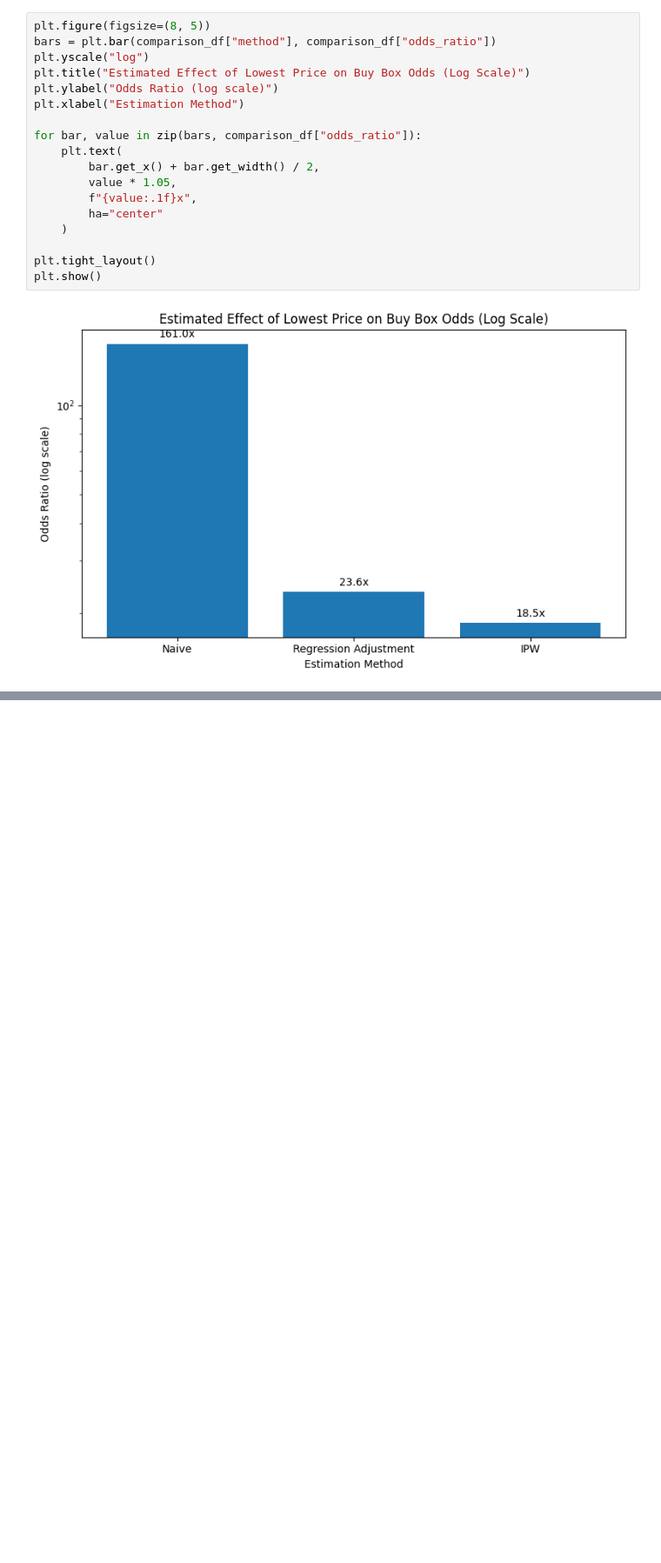
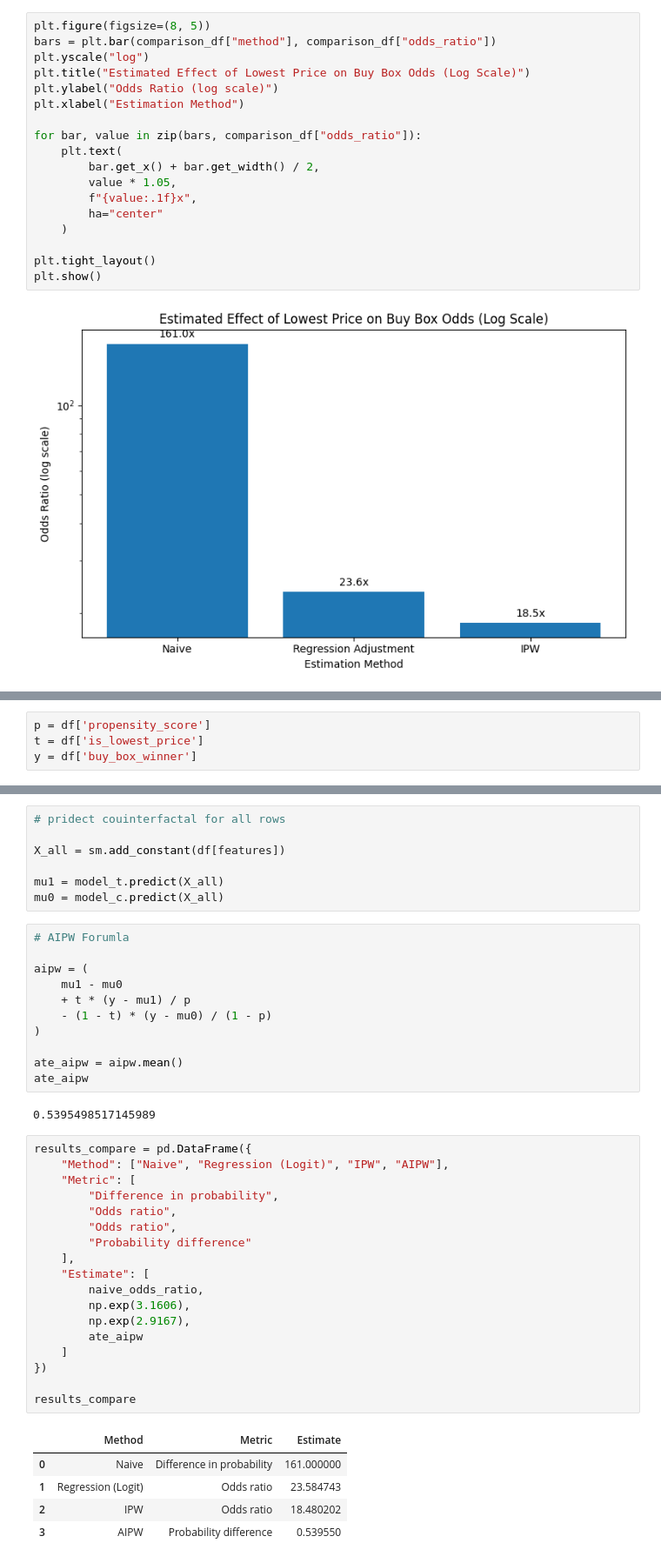
Before and after one commit to sbelarmin/amazon-buy-box-marketplace, a Jupyter notebook: notebooks/05_causal_price_effect.ipynb, the cells around one changed output, grey strips where cells are left out. Shown at 87% size. Saved outputs shown, nothing was run; the diff lists cells and outputs as text; blank space fills up the shorter version.

```diff
--- a/notebooks/05_causal_price_effect.ipynb
+++ b/notebooks/05_causal_price_effect.ipynb
@@ -482,0 +509,4 @@ plt.show()
+# %%
+p = df['propensity_score']
+t = df['is_lowest_price']
+y = df['buy_box_winner']
@@ -482,0 +529,44 @@ plt.show()
+# %%
+# pridect couinterfactal for all rows
+
+X_all = sm.add_constant(df[features])
+
+mu1 = model_t.predict(X_all)
+mu0 = model_c.predict(X_all)
+# %%
+# AIPW Forumla
+
+aipw = (
+    mu1 - mu0
+    + t * (y - mu1) / p
+    - (1 - t) * (y - mu0) / (1 - p)
+)
+
+ate_aipw = aipw.mean()
+ate_aipw
+# %% [output]
+0.5395498517145989
+# %%
+results_compare = pd.DataFrame({
+    "Method": ["Naive", "Regression (Logit)", "IPW", "AIPW"],
+    "Metric": [
+        "Difference in probability",
+        "Odds ratio",
+        "Odds ratio",
+        "Probability difference"
+    ],
+    "Estimate": [
+        naive_odds_ratio,
+        np.exp(3.1606),
+        np.exp(2.9167),
+        ate_aipw
+    ]
+})
+
+results_compare
+# %% [output]
+|  | Method | Metric | Estimate |
+| 0 | Naive | Difference in probability | 161.000000 |
+| 1 | Regression (Logit) | Odds ratio | 23.584743 |
+| 2 | IPW | Odds ratio | 18.480202 |
+| 3 | AIPW | Probability difference | 0.539550 |
```
Also changed, not shown: parts of 11 cells of this notebook, 3 other files.
